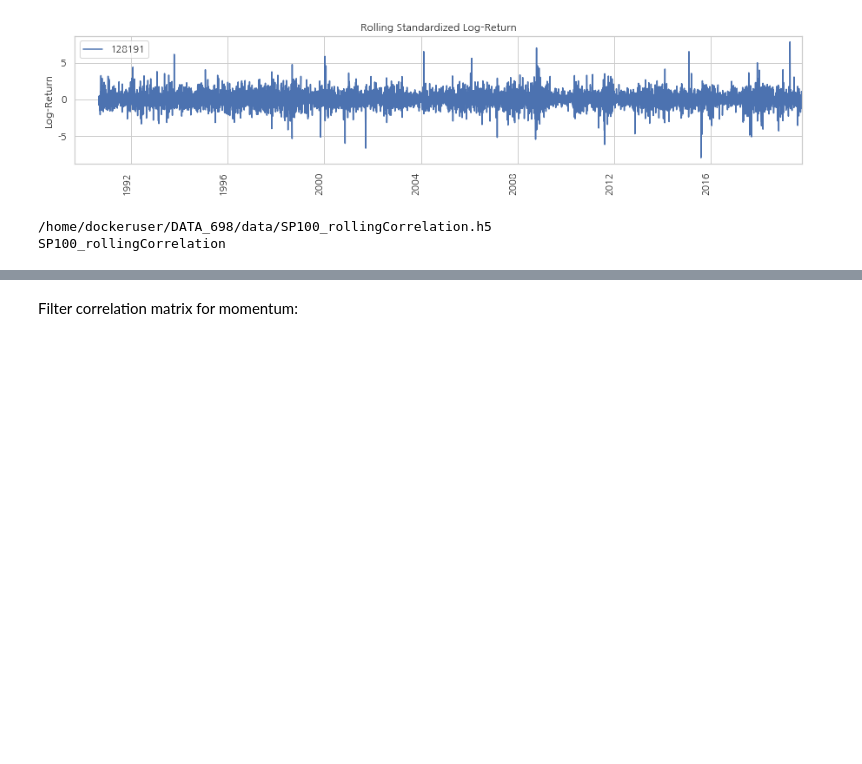
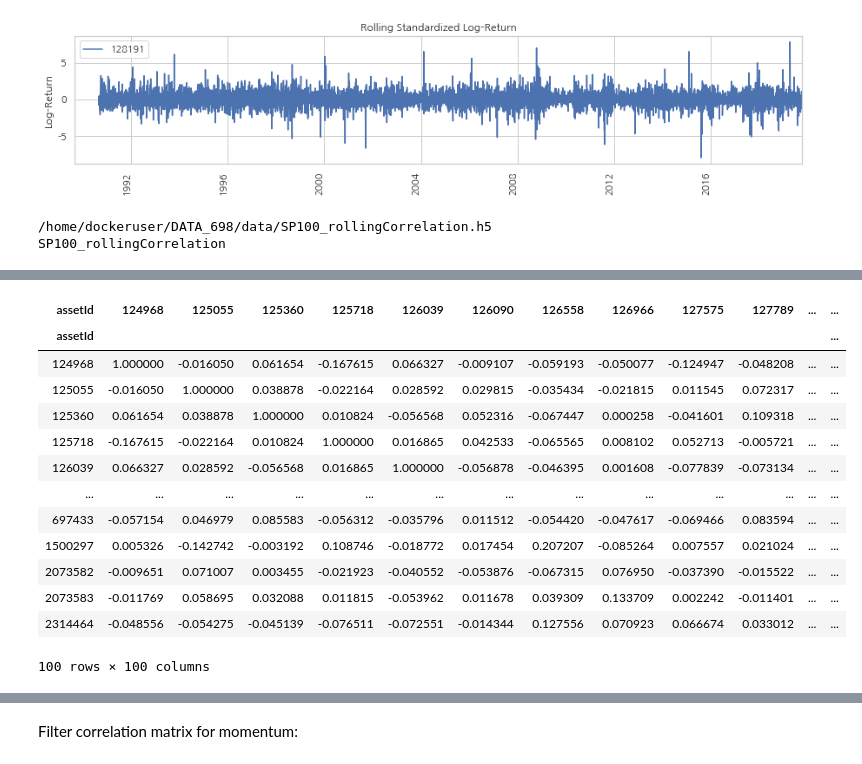
Before and after one commit to dnokes/DATA_698, a Jupyter notebook: notebooks/prototyping/DATA_698_Test_MSTs_Docker_Test.ipynb, the cells around one changed output, grey strips where cells are left out. Saved outputs shown, nothing was run; the diff lists cells and outputs as text; code cells hidden in the pictures; blank space fills up the shorter version.

```diff
--- a/notebooks/prototyping/DATA_698_Test_MSTs_Docker_Test.ipynb
+++ b/notebooks/prototyping/DATA_698_Test_MSTs_Docker_Test.ipynb
@@ -316,13 +315,13 @@ def extractCorrelationForDate(rollingCorrelation,shuffledCorrelation,randomCorre
     # find index constituents
     constituentIndex=indexConstituent.loc[dateTime]==1.0
     # extract current correlations for index constituents
-    C=C.loc[constituentIndex.values,constituentIndex.values].copy()
-    shuffledC=shuffledC.loc[constituentIndex.values,constituentIndex.values].copy()
-    randomC=randomC.loc[constituentIndex.values,constituentIndex.values].copy()
+    CC=C.loc[constituentIndex.values,constituentIndex.values].copy()
+    shuffledCC=shuffledC.loc[constituentIndex.values,constituentIndex.values].copy()
+    randomCC=randomC.loc[constituentIndex.values,constituentIndex.values].copy()
     # create index to remove NAs (not enough historical return data)
     nonNaIndex=C.iloc[0].notna()
     # index into current correlation matrix to exclude NAs and return
-    return C.loc[nonNaIndex,nonNaIndex].copy(),shuffledC.loc[nonNaIndex,nonNaIndex].copy(),randomC.loc[nonNaIndex,nonNaIndex].copy()
+    return CC.loc[nonNaIndex,nonNaIndex].copy(),shuffledCC.loc[nonNaIndex,nonNaIndex].copy(),randomCC.loc[nonNaIndex,nonNaIndex].copy()
 
 def flattenCorrelationForDistribution(CC):
     DD=CC.copy()
@@ -330,4 +329,26 @@ def flattenCorrelationForDistribution(CC):
     DD.values[np.triu_indices(DD.shape[0])]=np.nan
     # drop upper half of correlation matrix and flatten
     return DD.unstack().dropna()
+
+def flattenCorrelationsForDistribution(CC,shuffledCC,randomCC):
+    flatCC=flattenCorrelationForDistribution(CC)
+    flatShuffledCC=flattenCorrelationForDistribution(shuffledCC)
+    flatRandomCC=flattenCorrelationForDistribution(randomCC)
+
+    return flatCC,flatShuffledCC,flatRandomCC
+
+def concatFlatCorrelations(flatCC,flatShuffledCC,flatRandomCC):
+    # concat
+    flatCorrelations=pd.concat([flatCC,flatShuffledCC,flatRandomCC],axis=1)
+    # label columns
+    flatCorrelations.rename(columns={0 : 'observed', 1 : 'shuffled', 2 : 'random'},
+        inplace=True)
+    # set multi-index names
+    flatCorrelations.index.set_names(['assetId_1', 'assetId_2'],inplace=True)
+    # reset index
+    flatCorrelations.reset_index(inplace=True)
+    # set index
+    flatCorrelations.set_index(['assetId_1', 'assetId_2'],drop=True,inplace=True)
+
+    return flatCorrelations
 # %%
@@ -338,0 +377,17 @@ CC
+# %%
+shuffledCC
+# %% [output]
+| assetId | 124968 | 125055 | 125360 | 125718 | 126039 | 126090 | 126558 | 126966 | 127575 | 127789 | ... | ... |
+| assetId |  |  |  |  |  |  |  |  |  |  |  | ... |
+| 124968 | 1.000000 | -0.016050 | 0.061654 | -0.167615 | 0.066327 | -0.009107 | -0.059193 | -0.050077 | -0.124947 | -0.048208 | ... | ... |
+| 125055 | -0.016050 | 1.000000 | 0.038878 | -0.022164 | 0.028592 | 0.029815 | -0.035434 | -0.021815 | 0.011545 | 0.072317 | ... | ... |
+| 125360 | 0.061654 | 0.038878 | 1.000000 | 0.010824 | -0.056568 | 0.052316 | -0.067447 | 0.000258 | -0.041601 | 0.109318 | ... | ... |
+| 125718 | -0.167615 | -0.022164 | 0.010824 | 1.000000 | 0.016865 | 0.042533 | -0.065565 | 0.008102 | 0.052713 | -0.005721 | ... | ... |
+| 126039 | 0.066327 | 0.028592 | -0.056568 | 0.016865 | 1.000000 | -0.056878 | -0.046395 | 0.001608 | -0.077839 | -0.073134 | ... | ... |
+| ... | ... | ... | ... | ... | ... | ... | ... | ... | ... | ... | ... | ... |
+| 697433 | -0.057154 | 0.046979 | 0.085583 | -0.056312 | -0.035796 | 0.011512 | -0.054420 | -0.047617 | -0.069466 | 0.083594 | ... | ... |
+| 1500297 | 0.005326 | -0.142742 | -0.003192 | 0.108746 | -0.018772 | 0.017454 | 0.207207 | -0.085264 | 0.007557 | 0.021024 | ... | ... |
+| 2073582 | -0.009651 | 0.071007 | 0.003455 | -0.021923 | -0.040552 | -0.053876 | -0.067315 | 0.076950 | -0.037390 | -0.015522 | ... | ... |
+| 2073583 | -0.011769 | 0.058695 | 0.032088 | 0.011815 | -0.053962 | 0.011678 | 0.039309 | 0.133709 | 0.002242 | -0.011401 | ... | ... |
+| 2314464 | -0.048556 | -0.054275 | -0.045139 | -0.076511 | -0.072551 | -0.014344 | 0.127556 | 0.070923 | 0.066674 | 0.033012 | ... | ... |
+100 rows × 100 columns
```
Also changed, not shown: parts of 16 cells of this notebook.
